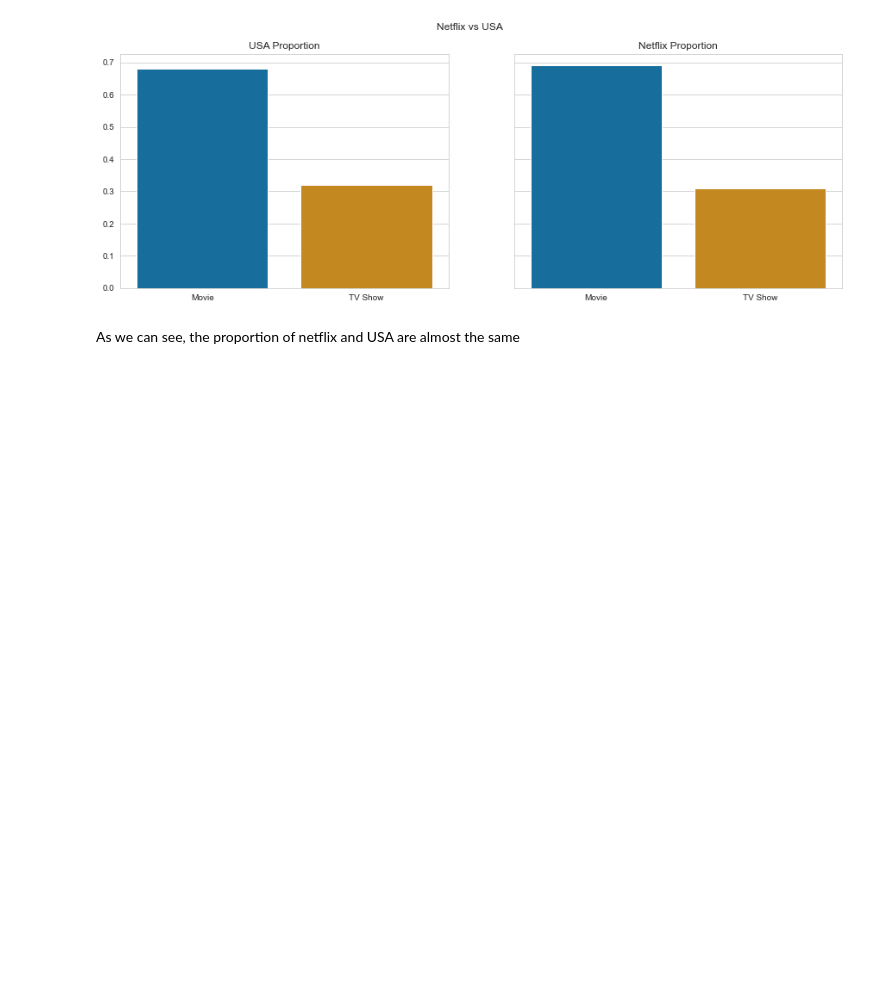
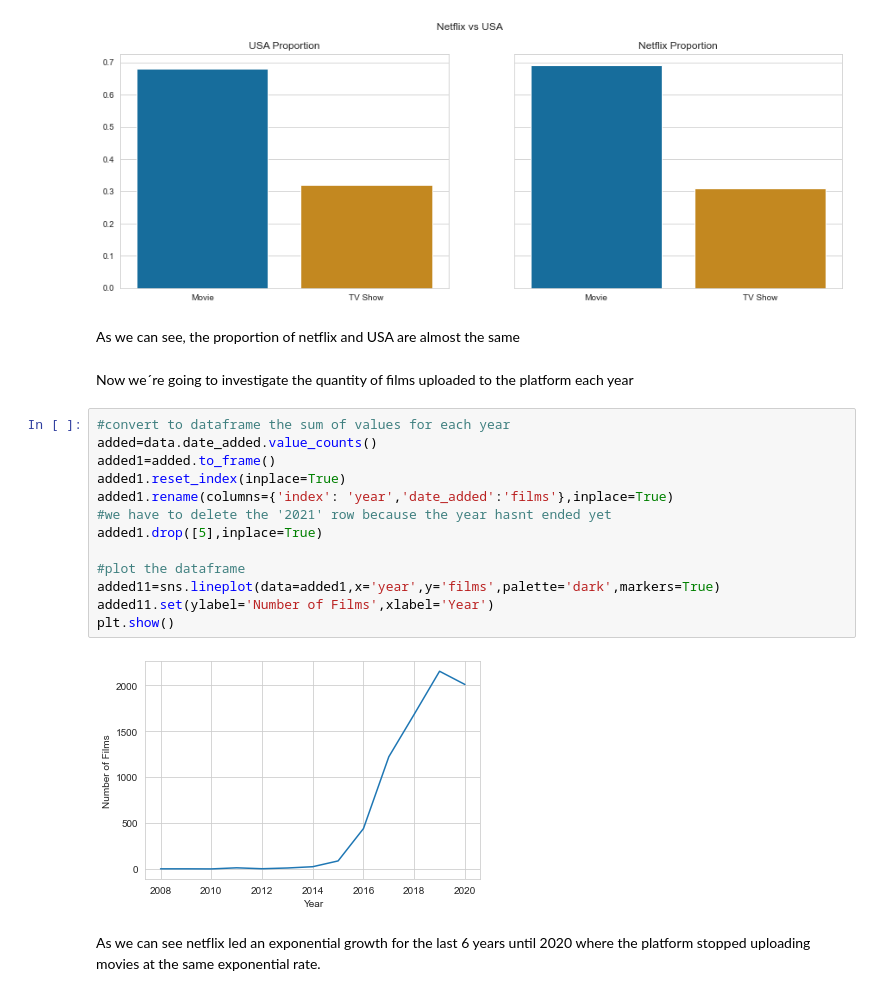
Before and after one commit to martinnss/Netflix-EDA, a Jupyter notebook: netflix.ipynb, the cells around one changed output. Saved outputs shown, nothing was run; the diff lists cells and outputs as text; blank space fills up the shorter version.

```diff
--- a/netflix.ipynb
+++ b/netflix.ipynb
@@ -200,3 +219,22 @@ plt.show()
 [figure]
 # %% [markdown]
 As we can see, the proportion of netflix and USA are almost the same
+# %% [markdown]
+Now we´re going to investigate the quantity of films uploaded to the platform each year
+# %%
+#convert to dataframe the sum of values for each year
+added=data.date_added.value_counts()
+added1=added.to_frame()
+added1.reset_index(inplace=True)
+added1.rename(columns={'index': 'year','date_added':'films'},inplace=True)
+#we have to delete the '2021' row because the year hasnt ended yet
+added1.drop([5],inplace=True)
+
+#plot the dataframe
+added11=sns.lineplot(data=added1,x='year',y='films',palette='dark',markers=True)
+added11.set(ylabel='Number of Films',xlabel='Year')
+plt.show()
+# %% [output]
+[figure, added]
+# %% [markdown]
+As we can see netflix led an exponential growth for the last 6 years until 2020 where the platform stopped uploading movies at the same exponential rate.
```
Also changed, not shown: parts of 6 cells of this notebook.
